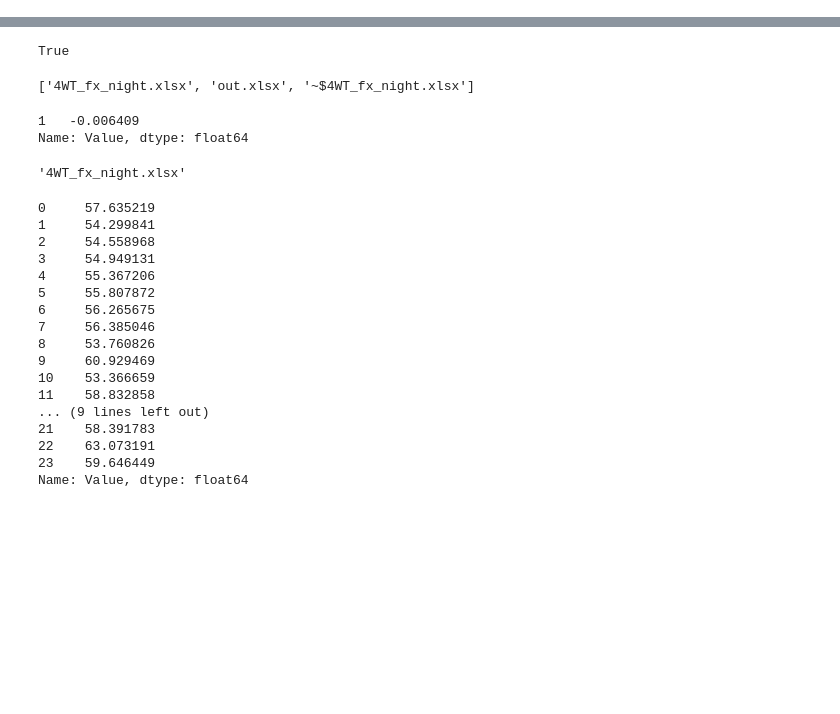
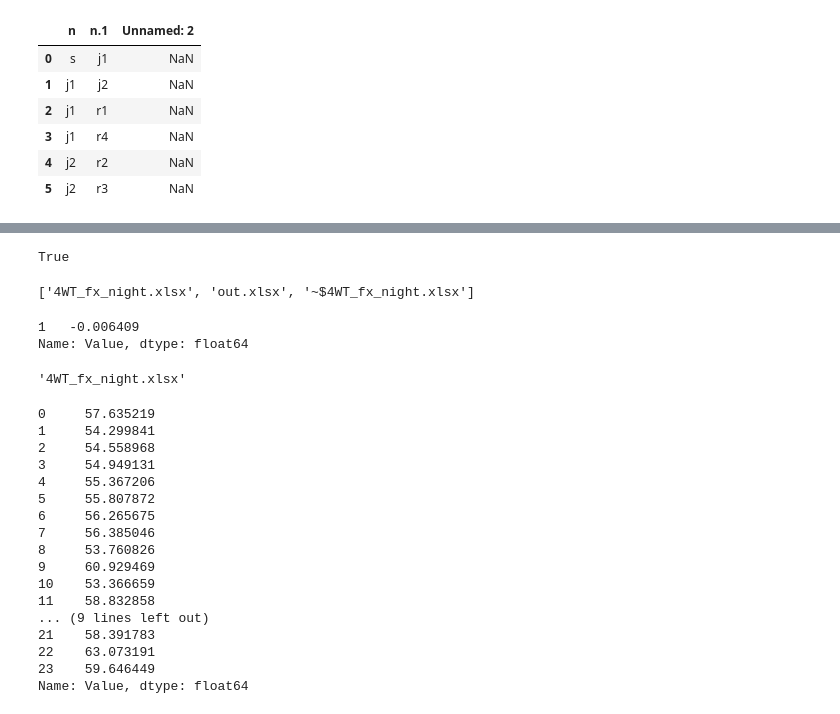
Before and after one commit to RobinsonBeaucour/OptiNonLineaireNE, a Jupyter notebook: Results_processing.ipynb, the cells around one changed output, grey strips where cells are left out. Drawn from its saved outputs; the diff is of its cells as text; code cells hidden in the pictures; blank space fills up the shorter version.

```diff
--- a/Results_processing.ipynb
+++ b/Results_processing.ipynb
@@ -52,0 +83,10 @@ data_variable['Qpipe'][data_variable['Qpipe']['n.1']=='r1']
+# %%
+data_set['l']
+# %% [output]
+|  | n | n.1 | Unnamed: 2 |
+| 0 | s | j1 | NaN |
+| 1 | j1 | j2 | NaN |
+| 2 | j1 | r1 | NaN |
+| 3 | j1 | r4 | NaN |
+| 4 | j2 | r2 | NaN |
+| 5 | j2 | r3 | NaN |
```
Also changed, not shown: parts of 12 cells of this notebook, 3 other files.
